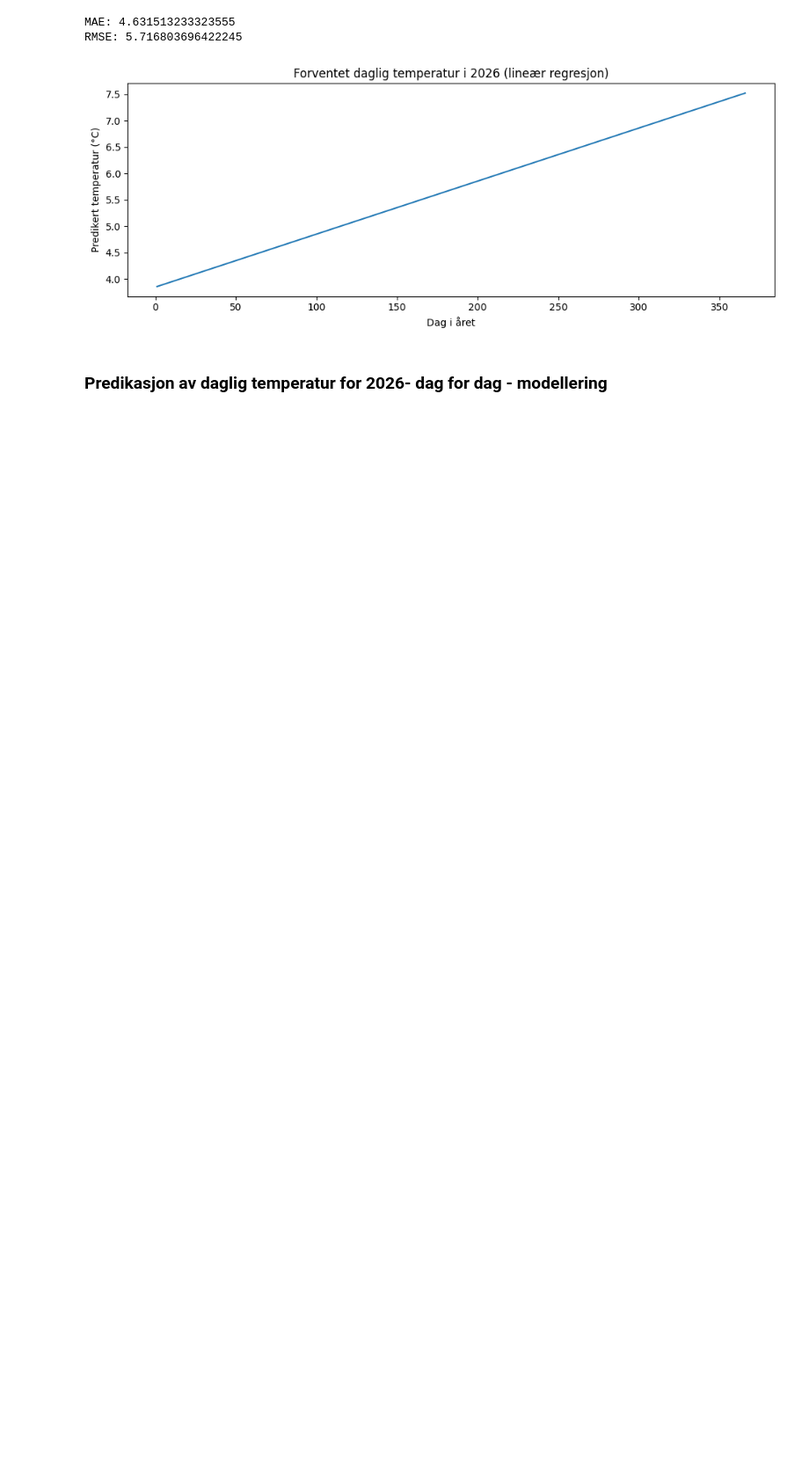
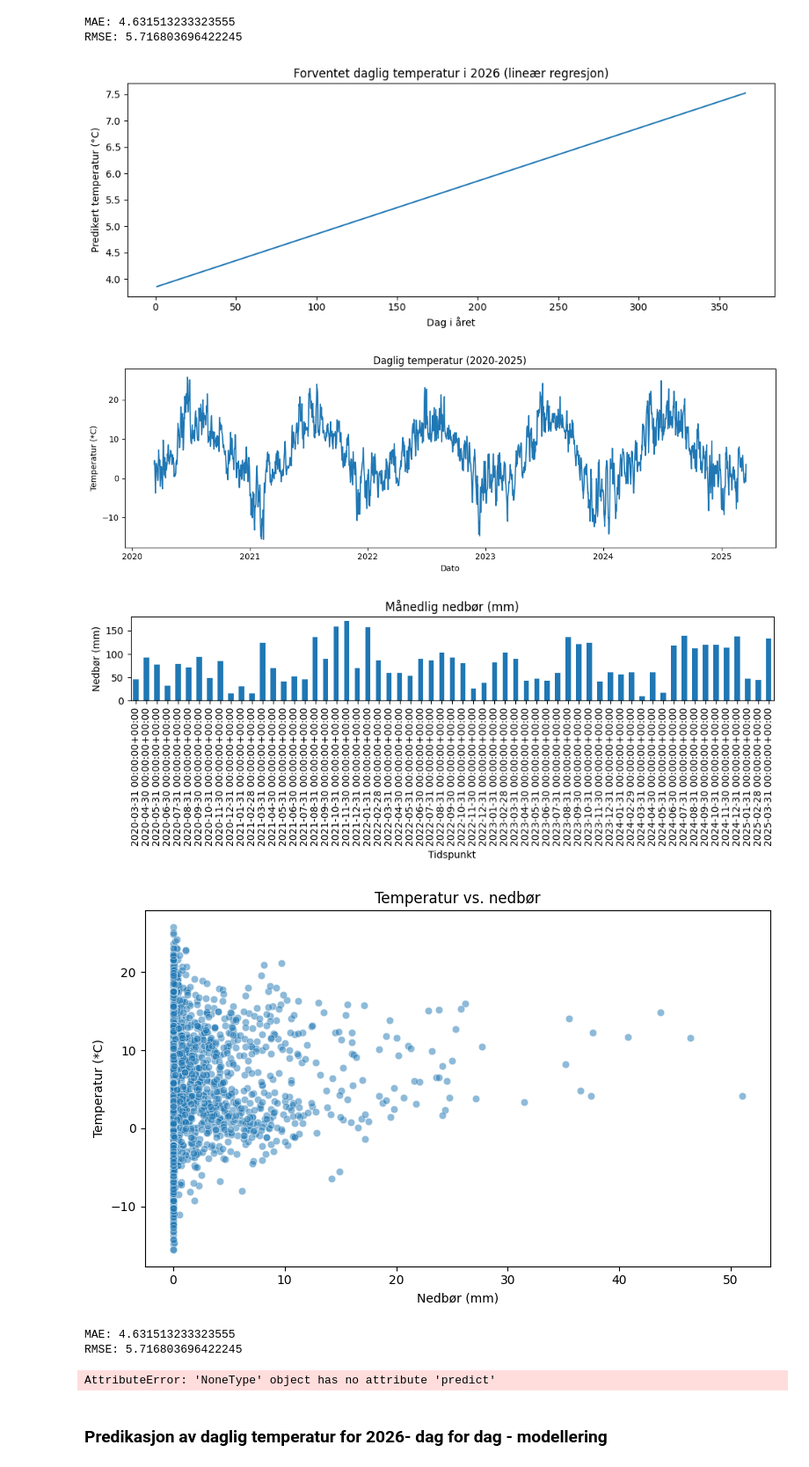
Before and after one commit to friha03/Milj-dataanalyseapplikasjon, a Jupyter notebook: notebooks/API_Frost/databehandling.ipynb, the cells around one changed output. Shown at 88% size. Saved outputs shown, nothing was run; the diff lists cells and outputs as text; code cells hidden in the pictures; blank space fills up the shorter version.

```diff
--- a/notebooks/API_Frost/databehandling.ipynb
+++ b/notebooks/API_Frost/databehandling.ipynb
@@ -658,13 +661,19 @@ MAE: 4.631513233323555
 RMSE: 5.716803696422245
 [figure]
 # %%
-from src.predikasjon import *
 df = last_og_forbered_data("trondheim_vaerdata_full.csv", "mean(air_temperature P1D)")
 vis_tidsserie(df, "Tidspunkt", "mean(air_temperature P1D)", "Daglig temperatur (2020-2025)", "Temperatur (*C)")
 vis_nedbør_søyler(df, "Tidspunkt", "sum(precipitation_amount P1D)", intervall = "M", tittel = "Månedlig nedbør (mm)")
 vis_scatter(df, "sum(precipitation_amount P1D)", "mean(air_temperature P1D)", "Temperatur vs. nedbør", "Nedbør (mm)", "Temperatur (*C)")
 model = tren_og_evaluer_modell(df, "mean(air_temperature P1D)")
-prediker_for_aar(model, 2026, skuddår=True)
+prediker_for_aar(model, 2026, skuddaar=True)
+# %% [output]
+[figure, added]
+[figure, added]
+[figure, added]
+MAE: 4.631513233323555
+RMSE: 5.716803696422245
+AttributeError: 'NoneType' object has no attribute 'predict'
 # %% [markdown]
 ### Predikasjon av daglig temperatur for 2026- dag for dag - modellering
 # %%
```
Also changed, not shown: parts of 2 cells of this notebook, 1 other file.
